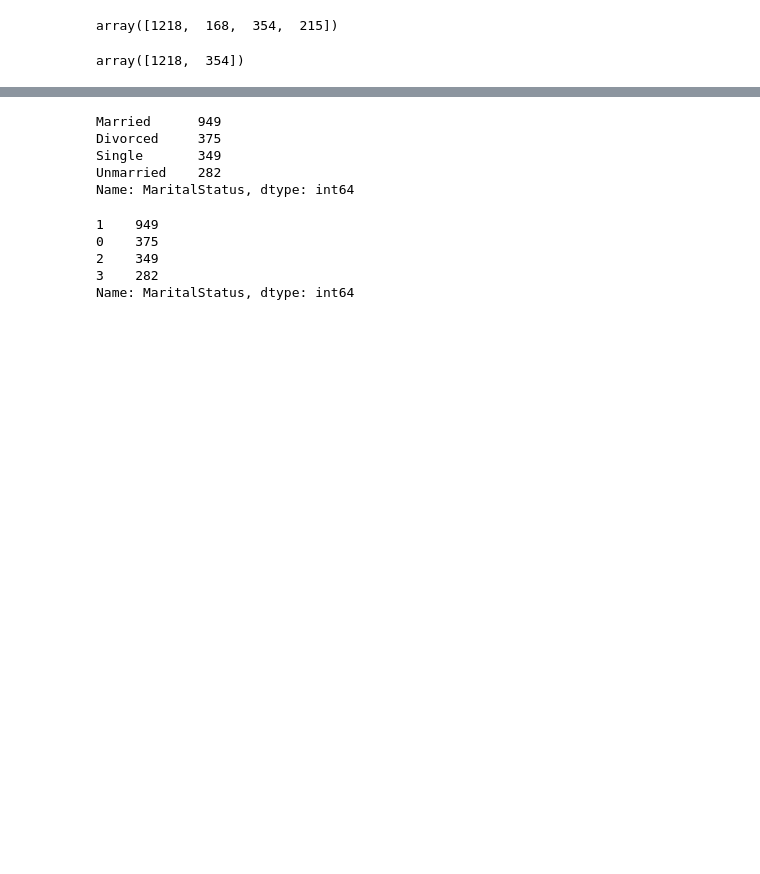
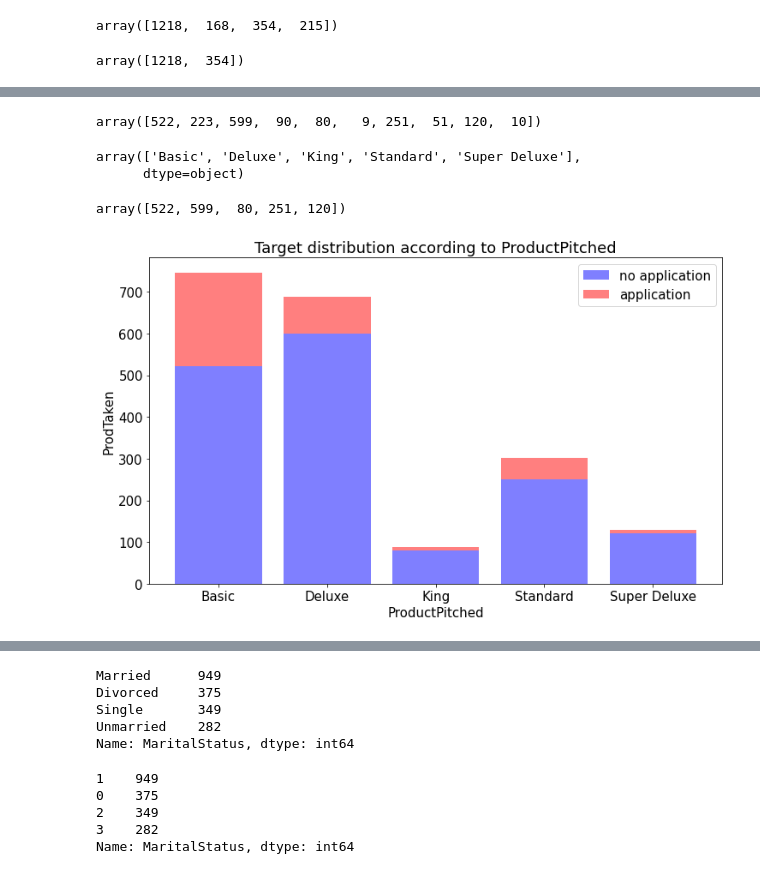
Before and after one commit to TaeHye0nKim/dacon_travel-products-pred-contest, a Jupyter notebook: code.ipynb, the cells around one changed output, grey strips where cells are left out. Saved outputs shown, nothing was run; the diff lists cells and outputs as text; code cells hidden in the pictures; blank space fills up the shorter version.

```diff
--- a/code.ipynb
+++ b/code.ipynb
@@ -394,0 +409,31 @@ train_enc = train_enc.drop(['children percent'],axis=1)
+# %%
+temp = train_nona.groupby(['ProductPitched','ProdTaken'])['id'].count().values
+temp
+# %% [output]
+array([522, 223, 599,  90,  80,   9, 251,  51, 120,  10])
+# %%
+ind = train_nona['ProductPitched'].unique()
+ind
+# %% [output]
+array(['Basic', 'Deluxe', 'King', 'Standard', 'Super Deluxe'],
+      dtype=object)
+# %%
+no_application = temp[[0,2,4,6,8]]
+application = temp[[1,3,5,7,9]]
+alpha = 0.5
+no_application
+# %% [output]
+array([522, 599,  80, 251, 120])
+# %%
+plt.figure(figsize=(12,7))
+p1 = plt.bar(np.arange(5), no_application, color='b', alpha=alpha)
+p2 = plt.bar(np.arange(5), application, color='r', alpha=alpha,bottom=no_application) # stacked bar chart
+
+plt.title('Target distribution according to ProductPitched')
+plt.xlabel('ProductPitched')
+plt.ylabel('ProdTaken')
+plt.xticks(np.arange(5),labels=ind)
+plt.legend((p1[0],p2[0]),('no application','application'))
+plt.show()
+# %% [output]
+[figure, added]
```
Also changed, not shown: parts of 79 cells of this notebook.
